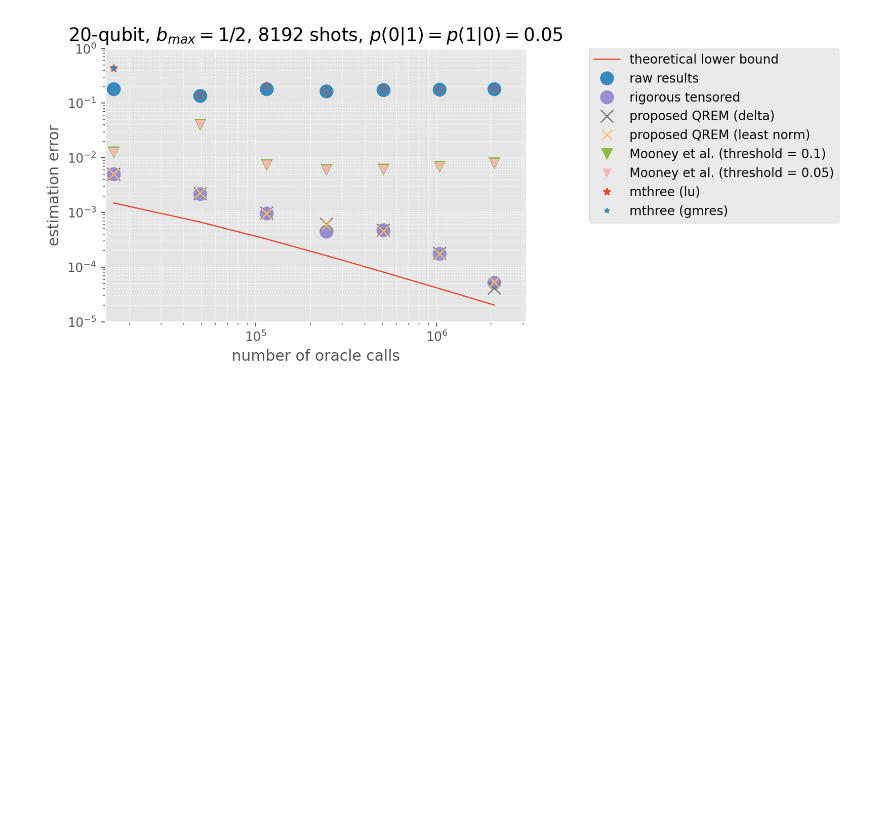
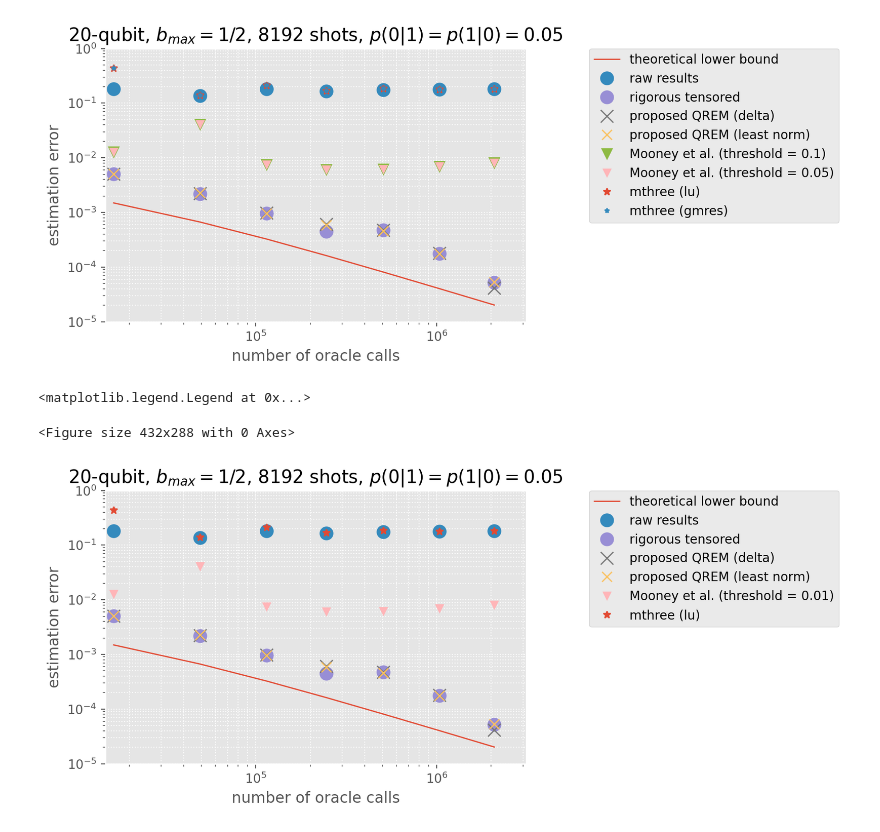
Before and after one commit to BOBO1997/master_thesis, a Jupyter notebook: test_libs_qrem/modified_grover/n20_1over2/p005_q005/grover8192_cal8192/analysis.ipynb, the cells around one changed output. Cells and saved outputs as stored; diff of their text form; code cells hidden in the pictures; blank space fills up the shorter version.

```diff
--- a/test_libs_qrem/modified_grover/n20_1over2/p005_q005/grover8192_cal8192/analysis.ipynb
+++ b/test_libs_qrem/modified_grover/n20_1over2/p005_q005/grover8192_cal8192/analysis.ipynb
@@ -529,6 +553,58 @@ plt.legend((p_theoretical[0],
 <matplotlib.legend.Legend at 0x...>
 <Figure size 432x288 with 0 Axes>
 [figure]
+# %%
+plt.clf()
+plt.style.use('ggplot')
+plt.figure(dpi=200)
+p_theoretical = plt.loglog( OracleCall_list, ErrorCramérRao_list, color='C0', lw=1)
+p_raw = plt.loglog( OracleCall_list, error_raw_list, 'o', color='C1', markersize=10)
+p_ignis = plt.loglog( OracleCall_list, error_ignis_list, 'o', color='C2', markersize=10)
+p_delta = plt.loglog( OracleCall_list, error_delta_list, 'x', color='C3', markersize=10)
+p_lnp = plt.loglog( OracleCall_list, error_lnp_list, 'x', color='C4', markersize=8)
+# p_mooney01 = plt.loglog( OracleCall_list, error_mooney01_list, 'v', color='C5', markersize=8)
+p_mooney001 = plt.loglog( OracleCall_list, error_mooney001_list, 'v', color='C6', markersize=6)
+# p_nation_lu = plt.loglog( OracleCall_list, error_nation_lu_list, '^', color='C7', markersize=6)
+# p_nation_bicgstab = plt.loglog( OracleCall_list, error_nation_bicgstab_list, '^', color='C8', markersize=4)
+p_mthree_lu = plt.loglog( OracleCall_list, error_mthree_lu_list, '*', color='C7', markersize=6)
+# p_mthree_gmres = plt.loglog( OracleCall_list, error_mthree_gmres_list, '*', color='C8', markersize=4)
+
+
+plt.title(r"20-qubit, $b_{max}=1/2$, 8192 shots, $p(0|1)=p(1|0)=0.05$")
+plt.xlim(OracleCall_list[0]*0.9, OracleCall_list[-1]*1.5)
+plt.xlabel("number of oracle calls")
+plt.ylim(0.00001, 1)
+plt.ylabel("estimation error")
+plt.grid(True, which="both", ls="dotted")
+plt.legend((p_theoretical[0],
+            p_raw[0],
+            p_ignis[0],
+            p_delta[0],
+            p_lnp[0],
+            # p_mooney01[0],
+            p_mooney001[0],
+            # p_nation_lu[0],
+            # p_nation_bicgstab[0],
+            p_mthree_lu[0],
+            # p_mthree_gmres[0],
+           ),
+           ("theoretical lower bound",
+            "raw results",
+            "rigorous tensored",
+            "proposed QREM (delta)",
+            "proposed QREM (least norm)",
+            # "Mooney et al. (threshold = 0.1)",
+            "Mooney et al. (threshold = 0.01)",
+            # "Nation et al. (lu)",
+            # "Nation et al. (bicgstab)",
+            "mthree (lu)",
+            # "mthree (gmres)",
+           ),
+           bbox_to_anchor=(1.15, 1), loc='upper left', borderaxespad=0)
+# %% [output]
+<matplotlib.legend.Legend at 0x...>
+<Figure size 432x288 with 0 Axes>
+[figure, added]
 # %%
 plt.clf()
 plt.style.use('ggplot')
```
Also changed, not shown: parts of 2 cells of this notebook, 54 other files.
